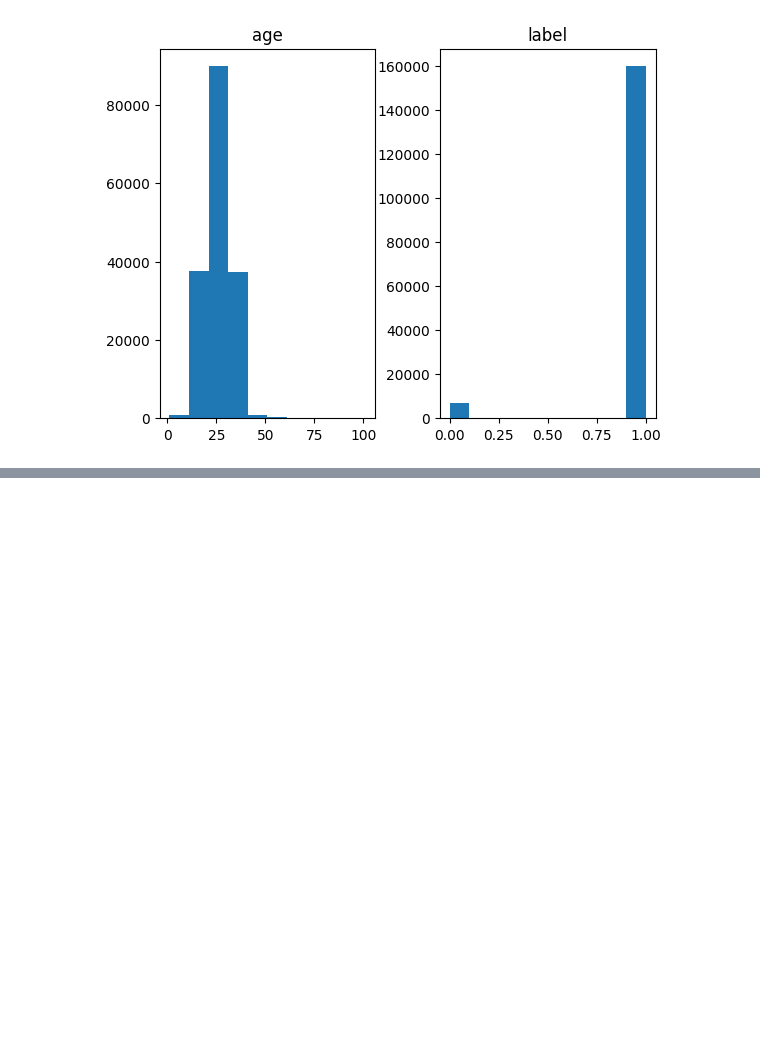
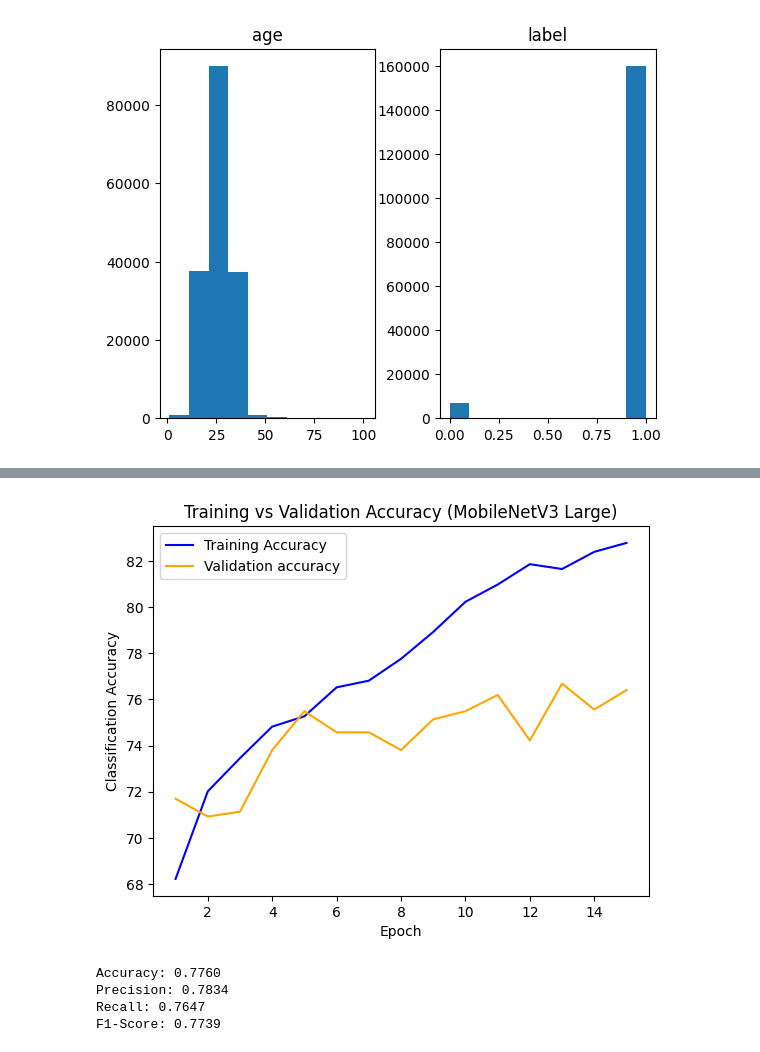
Before and after one commit to qivaijar/oracle-assignment-age-classifier, a Jupyter notebook: age_classifier.ipynb, the cells around one changed output, grey strips where cells are left out. Drawn from its saved outputs; the diff is of its cells as text; code cells hidden in the pictures; blank space fills up the shorter version.

```diff
--- a/age_classifier.ipynb
+++ b/age_classifier.ipynb
@@ -507,28 +560,37 @@ plt.show()
 # %%
 # Plot the training accuracy
 plt.plot(epoch, training_accuracy, label='Training Accuracy', color='blue')  # Red line
 
 # Plot the validation accuracy
 plt.plot(epoch, validation_accuracy, label='Validation accuracy', color='orange')  # Green line
 
 
 # Adding labels
 plt.xlabel('Epoch')
 plt.ylabel('Classification Accuracy')
-plt.title('Training vs Validation Accuracy (EfficientNetv2 Small)')
+plt.title('Training vs Validation Accuracy (MobileNetV3 Large)')
 
 # Show legend
 plt.legend()
 
 # Save the plot
 plt.savefig("train_val_acc.png", dpi=300, bbox_inches="tight")
 
 # Show the plot
 plt.show()
+# %% [output]
+[figure, added]
 # %%
 # Perform model evaluation on testing data
 from sklearn.metrics import accuracy_score, precision_score, recall_score, f1_score
 
+
+# Load model based on check point
+
+# checkpoint_path = "checkpoint_best_val_los.pth"
+checkpoint_path = "checkpoint_last.pth"
+checkpoint = torch.load(checkpoint_path)
+model.load_state_dict(checkpoint['model_state_dict'])
 model.eval()  # Set the model to evaluation mode
 
 # Initialize lists to store true labels and predictions
@@ -567,6 +629,11 @@ print(f'Accuracy: {accuracy:.4f}')
 print(f'Precision: {precision:.4f}')
 print(f'Recall: {recall:.4f}')
 print(f'F1-Score: {f1:.4f}')
+# %% [output]
+Accuracy: 0.7760
+Precision: 0.7834
+Recall: 0.7647
+F1-Score: 0.7739
 # %%
 # Delete the dataset and Save the model
 !rm -rf AFAD-Full
```
Also changed, not shown: parts of 10 cells of this notebook.
